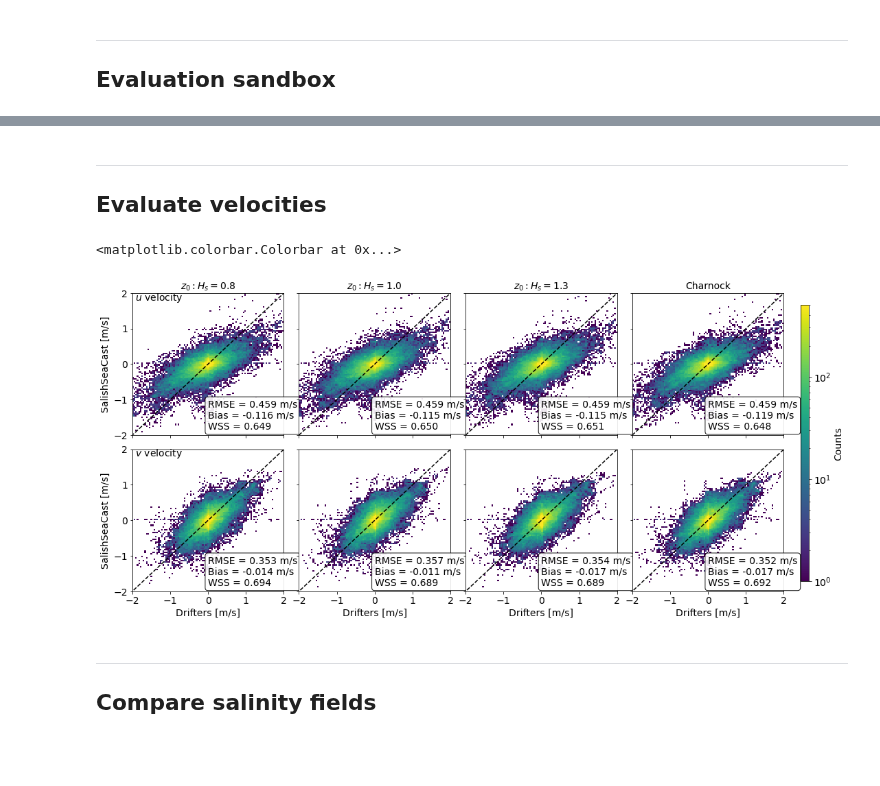
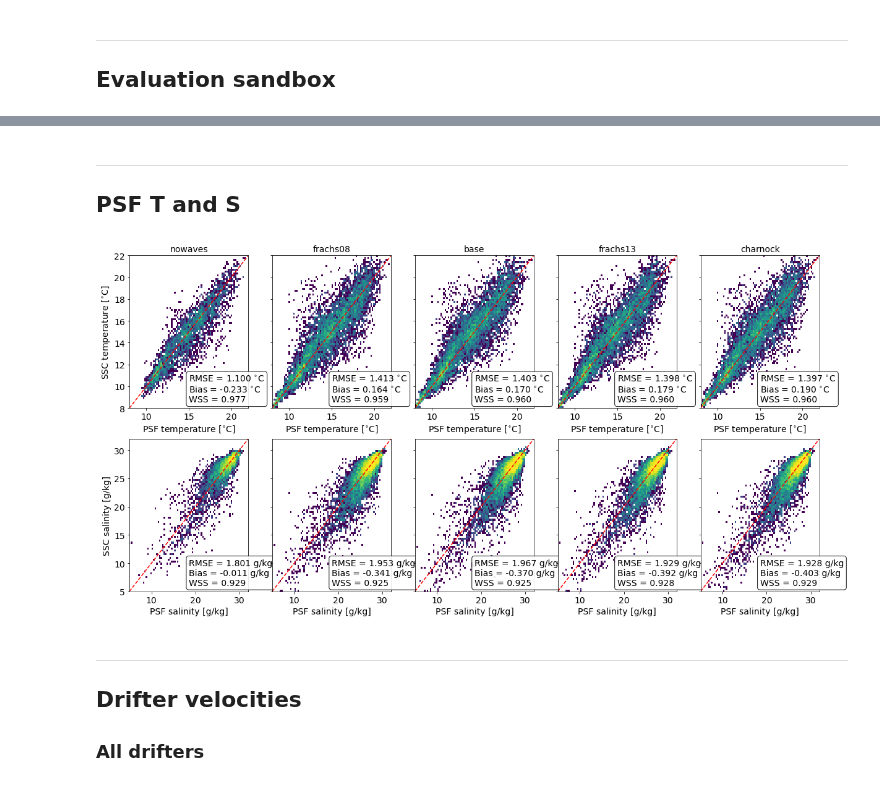
Before and after one commit to SalishSeaCast/analysis-ben, a Jupyter notebook: notebooks/graham/evaluation.ipynb, the cells around one changed output, grey strips where cells are left out. Saved outputs shown, nothing was run; the diff lists cells and outputs as text; code cells hidden in the pictures; blank space fills up the shorter version.

```diff
--- a/notebooks/graham/evaluation.ipynb
+++ b/notebooks/graham/evaluation.ipynb
@@ -72,4 +275,16 @@ for col, case in zip(axs.T, ['nowaves', 'frachs08', 'base', 'frachs13', 'charnoc
+# %% [markdown]
+***
+
+## PSF T and S
+# %%
+# All points full water column
+fig, ax = plot_tracers(PSF)
+fig.savefig('/scratch/bmoorema/figures/PSF_eval.pdf', bbox_inches='tight')
+# %% [output]
+[figure, added]
 # %% [markdown]
 ***
 
-## Evaluate velocities
+## Drifter velocities
+
+### All drifters
@@ -124,44 +290,0 @@ for runID in runIDs:
-# %%
-fig, axs = plt.subplots(2, 4, figsize=(17, 8), gridspec_kw={'wspace': 0.1, 'hspace': 0.1})
-xlim, ylim = [-2, 2], [-2, 2]
-props = dict(boxstyle='round', facecolor='w', alpha=0.9)
-for col, runID, title in zip(axs.T, runIDs, ['$z_0:H_s=0.8$', '$z_0:H_s=1.0$', '$z_0:H_s=1.3$', 'Charnock']):
-    for ax, var in zip(col, ['u', 'v']):
-        x, y = [velocities[runID][key][var] for key in ('obs', 'NEMO')]
-        index = np.logical_and(np.isfinite(x), np.isfinite(y))
-        x, y = x[index], y[index]
-
-        # Calc stats
-        MSE = np.mean((y - x)**2)
-        RMSE = np.sqrt(MSE)
-        bias = np.mean(abs(y)) - np.mean(abs(x))
-        WSS = 1 - MSE / np.mean((abs(y - np.mean(x)) + abs(x - np.mean(x)))**2)
-
-        # Plot data
-        _, _, _, c = ax.hist2d(x, y, bins=100, range=[xlim, ylim], norm=colors.LogNorm(vmin=1, vmax=500))
-        ax.plot([-4, 4], [-4, 4], 'k--')
-        ax.text(0.5, 0.04, f'RMSE = {RMSE:.3f} m/s\nBias = {bias:.3f} m/s\nWSS = {WSS:.3f}', bbox=props, transform=ax.transAxes)
-
-        # Formatting
-        ax.set_xlim(xlim)
-        ax.set_ylim(ylim)
-        if runID == 'frachs08':
-            ax.set_ylabel('SalishSeaCast [m/s]')
-            ax.text(0.02, 0.95, f'${var}$ velocity', transform=ax.transAxes)
-        else: ax.yaxis.set_ticklabels('')
-        if var == 'u':
-            ax.xaxis.set_ticklabels('')
-            ax.set_title(title, fontsize=14)
-        else: ax.set_xlabel('Drifters [m/s]')
-
-cax = fig.add_axes([0.92, 0.15, 0.01, 0.7])
-fig.colorbar(c, cax=cax, label='Counts')
-
-#fig.savefig('/scratch/bmoorema/Drifters/figures/earlyruns.pdf', dpi=300, bbox_inches='tight')
-# %% [output]
-<matplotlib.colorbar.Colorbar at 0x...>
-[figure, removed]
-# %% [markdown]
-***
-
-## Compare salinity fields
```
Also changed, not shown: parts of 27 cells of this notebook, 6 other files.
